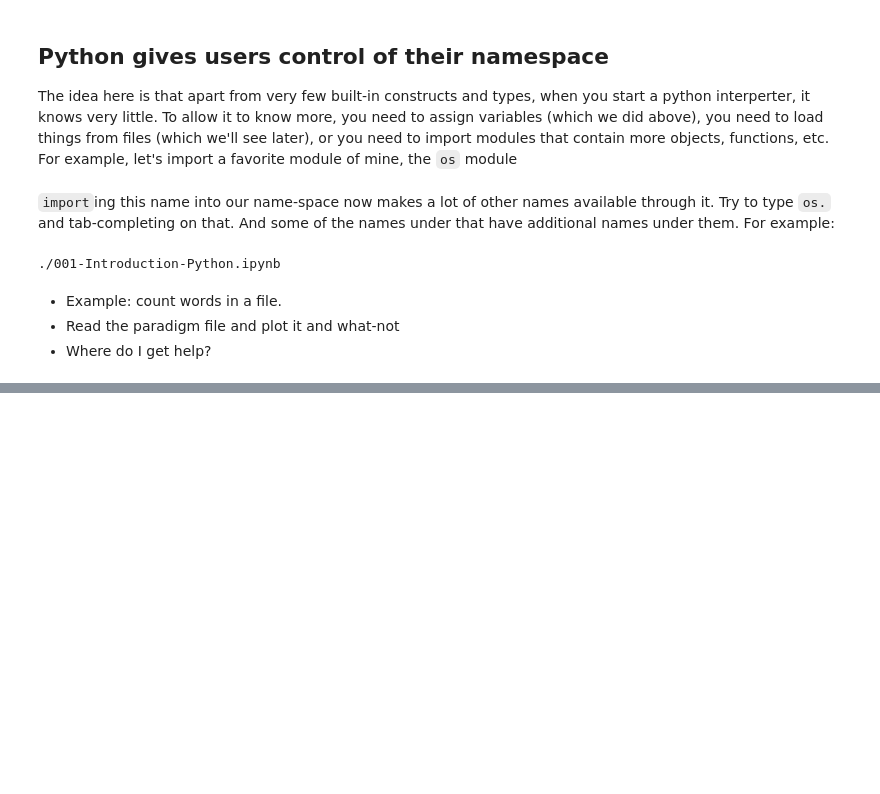
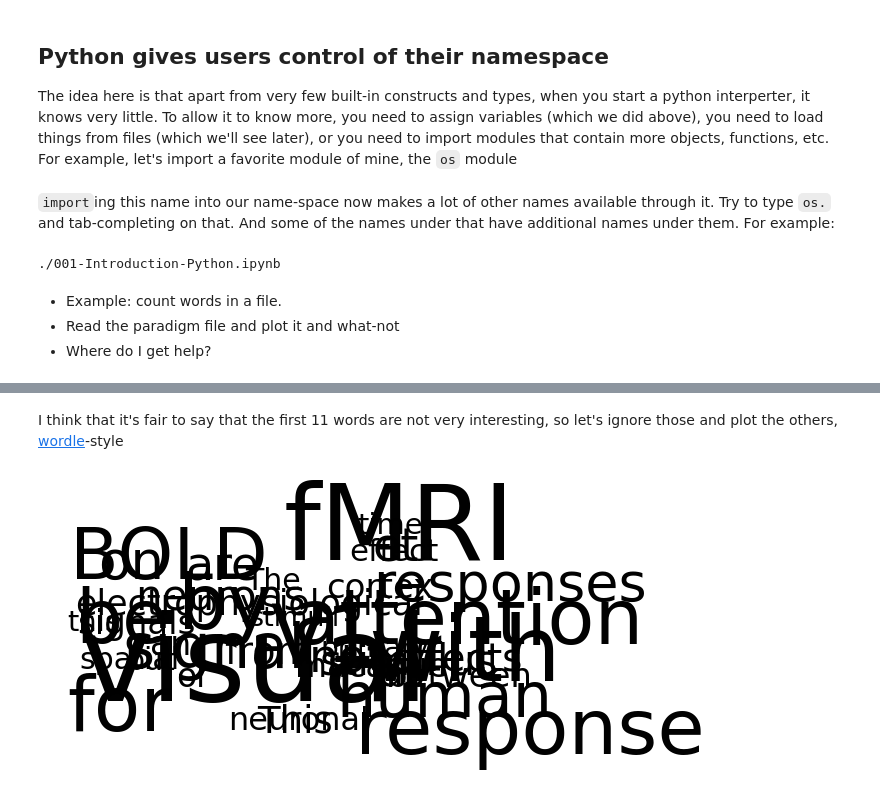
Before and after one commit to jbpoline/bayfmri, a Jupyter notebook: notebooks/001-Introduction-Python.ipynb, the cells around one changed output, grey strips where cells are left out. Cells and saved outputs as stored; diff of their text form; code cells hidden in the pictures; blank space fills up the shorter version.

Commit message:
First pass of the entire introduction.

```diff
--- a/notebooks/001-Introduction-Python.ipynb
+++ b/notebooks/001-Introduction-Python.ipynb
@@ -177,8 +197,3 @@ print os.path.join(curdir, listdir[1])
 - Example: count words in a file.
 - Read the paradigm file and plot it and what-not
 - Where do I get help?
-# %%
-def word_count(file_name):
-    """
-
-    """
@@ -192,0 +367,2 @@ ip.__dict__
+# %%
+word_arr = word_count('http://www.journalofvision.org/content/11/5/12.full?')
@@ -192,0 +371,5 @@ ip.__dict__
+# %%
+to_plot_vals = word_arr[0][:50]
+to_plot_words = word_arr[1][:50]
+print to_plot_vals
+print to_plot_words
@@ -192,0 +386,9 @@ ip.__dict__
+# %% [markdown]
+I think that it's fair to say that the first 11 words are not very interesting, so let's ignore those and plot the others, [wordle](http://www.wordle.net/)-style
+# %%
+fig, ax = plt.subplots(1)
+for word_idx in range(len(to_plot_words[11:])):
+    ax.text(np.random.rand(), np.random.rand(), to_plot_words[11:][word_idx], fontsize=to_plot_vals[11:][word_idx])
+ax.set_axis_off()
+# %% [output]
+[figure, added]
```
Also changed, not shown: parts of 46 cells of this notebook.
